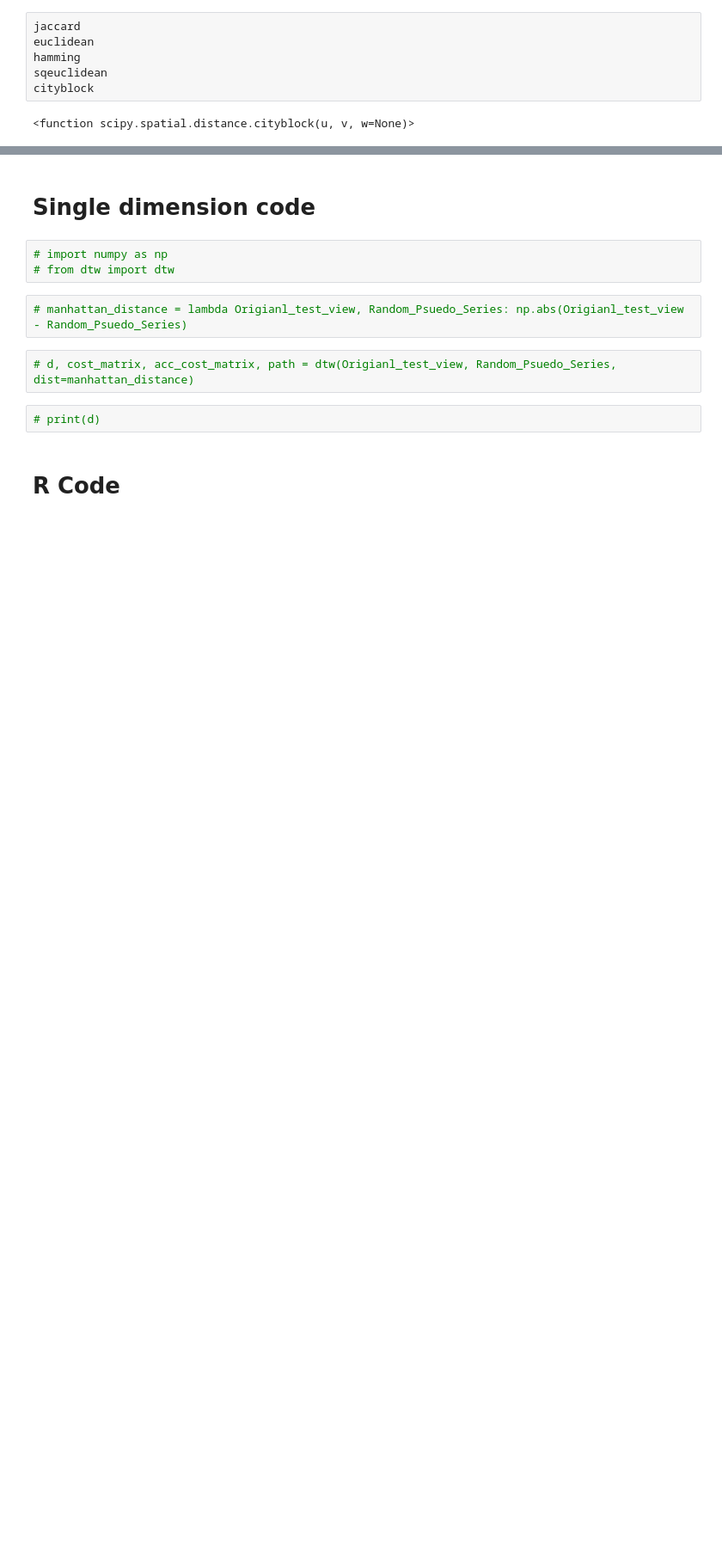
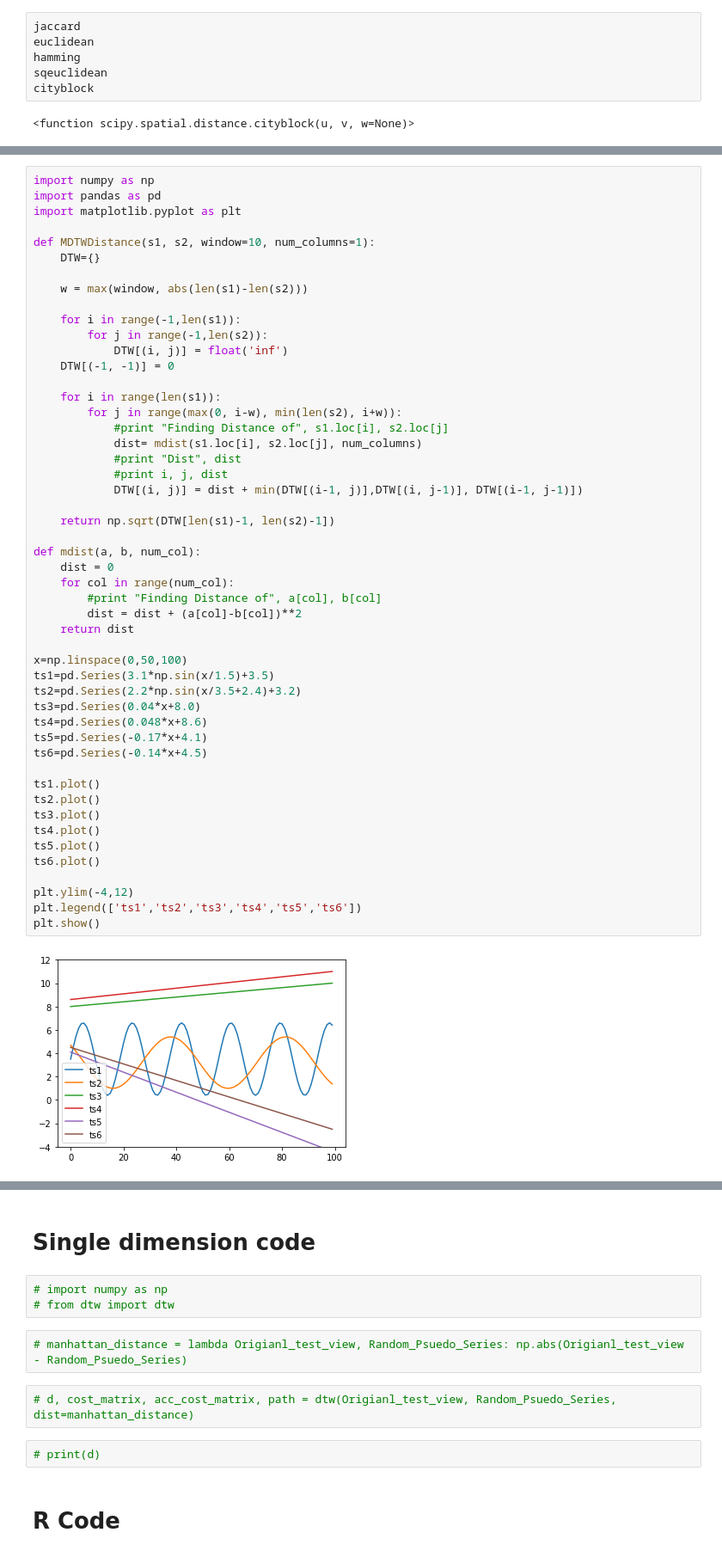
Before and after one commit to ArslanAliAwan/Character_Trajectories, a Jupyter notebook: Character_Trajectories.ipynb, the cells around one changed output, grey strips where cells are left out. Shown: that part at 86% size. Drawn from its saved outputs; the diff is of its cells as text; blank space fills up the shorter version.

```diff
--- a/Character_Trajectories.ipynb
+++ b/Character_Trajectories.ipynb
@@ -318,0 +360,52 @@ cityblock
+# %%
+import numpy as np
+import pandas as pd
+import matplotlib.pyplot as plt
+
+def MDTWDistance(s1, s2, window=10, num_columns=1):
+    DTW={}
+
+    w = max(window, abs(len(s1)-len(s2)))
+
+    for i in range(-1,len(s1)):
+        for j in range(-1,len(s2)):
+            DTW[(i, j)] = float('inf')
+    DTW[(-1, -1)] = 0
+
+    for i in range(len(s1)):
+        for j in range(max(0, i-w), min(len(s2), i+w)):
+            #print "Finding Distance of", s1.loc[i], s2.loc[j]
+            dist= mdist(s1.loc[i], s2.loc[j], num_columns)
+            #print "Dist", dist
+            #print i, j, dist
+            DTW[(i, j)] = dist + min(DTW[(i-1, j)],DTW[(i, j-1)], DTW[(i-1, j-1)])
+
+    return np.sqrt(DTW[len(s1)-1, len(s2)-1])
+
+def mdist(a, b, num_col):
+    dist = 0
+    for col in range(num_col):
+        #print "Finding Distance of", a[col], b[col]
+        dist = dist + (a[col]-b[col])**2
+    return dist
+
+x=np.linspace(0,50,100)
+ts1=pd.Series(3.1*np.sin(x/1.5)+3.5)
+ts2=pd.Series(2.2*np.sin(x/3.5+2.4)+3.2)
+ts3=pd.Series(0.04*x+8.0)
+ts4=pd.Series(0.048*x+8.6)
+ts5=pd.Series(-0.17*x+4.1)
+ts6=pd.Series(-0.14*x+4.5)
+
+ts1.plot()
+ts2.plot()
+ts3.plot()
+ts4.plot()
+ts5.plot()
+ts6.plot()
+
+plt.ylim(-4,12)
+plt.legend(['ts1','ts2','ts3','ts4','ts5','ts6'])
+plt.show()
+# %% [output]
+[figure, added]
```
Also changed, not shown: parts of 5 cells of this notebook.
